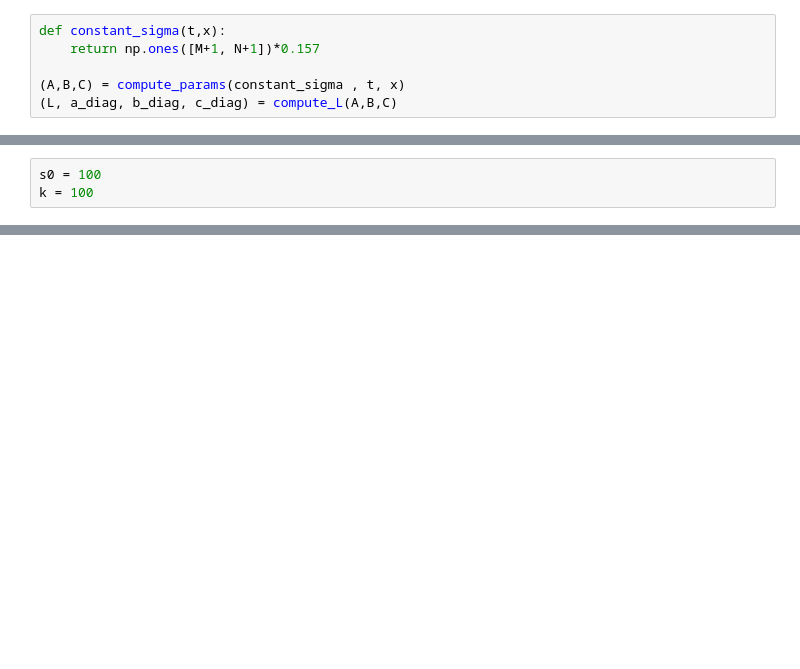
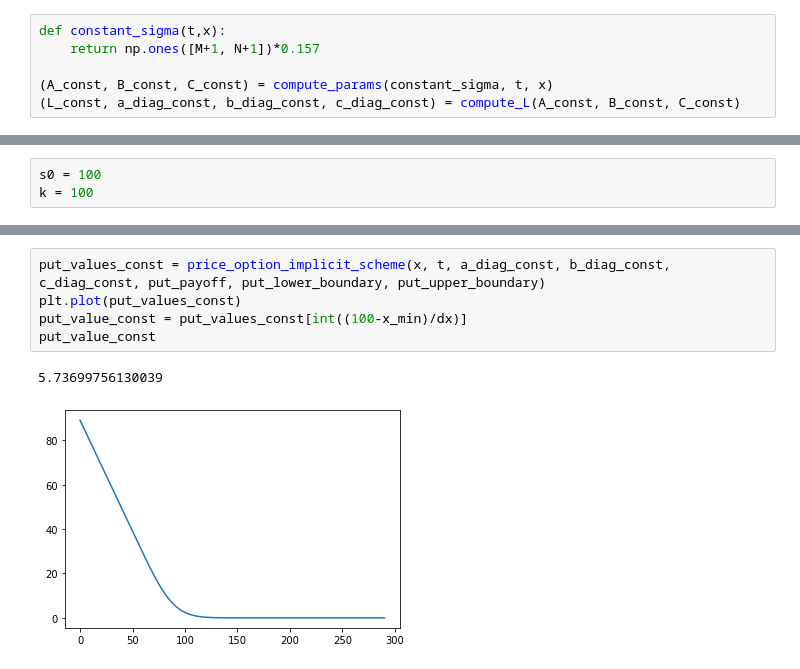
Before and after one commit to akermangeo/NumericalMethods2, a Jupyter notebook: ProjectCode.ipynb, the cells around one changed output, grey strips where cells are left out. Cells and saved outputs as stored; diff of their text form; blank space fills up the shorter version.

```diff
--- a/ProjectCode.ipynb
+++ b/ProjectCode.ipynb
@@ -321,8 +317,8 @@ plt.show()
 def constant_sigma(t,x):
     return np.ones([M+1, N+1])*0.157
 
-(A,B,C) = compute_params(constant_sigma , t, x)
-(L, a_diag, b_diag, c_diag) = compute_L(A,B,C)
+(A_const, B_const, C_const) = compute_params(constant_sigma, t, x)
+(L_const, a_diag_const, b_diag_const, c_diag_const) = compute_L(A_const, B_const, C_const)
 # %%
 data = []
 
@@ -381 +379,9 @@ plt.plot(put_value)
+# %%
+put_values_const = price_option_implicit_scheme(x, t, a_diag_const, b_diag_const, c_diag_const, put_payoff, put_lower_boundary, put_upper_boundary)
+plt.plot(put_values_const)
+put_value_const = put_values_const[int((100-x_min)/dx)]
+put_value_const
+# %% [output]
+5.73699756130039
+[figure, added]
 # %%
```
Also changed, not shown: parts of 10 cells of this notebook.
